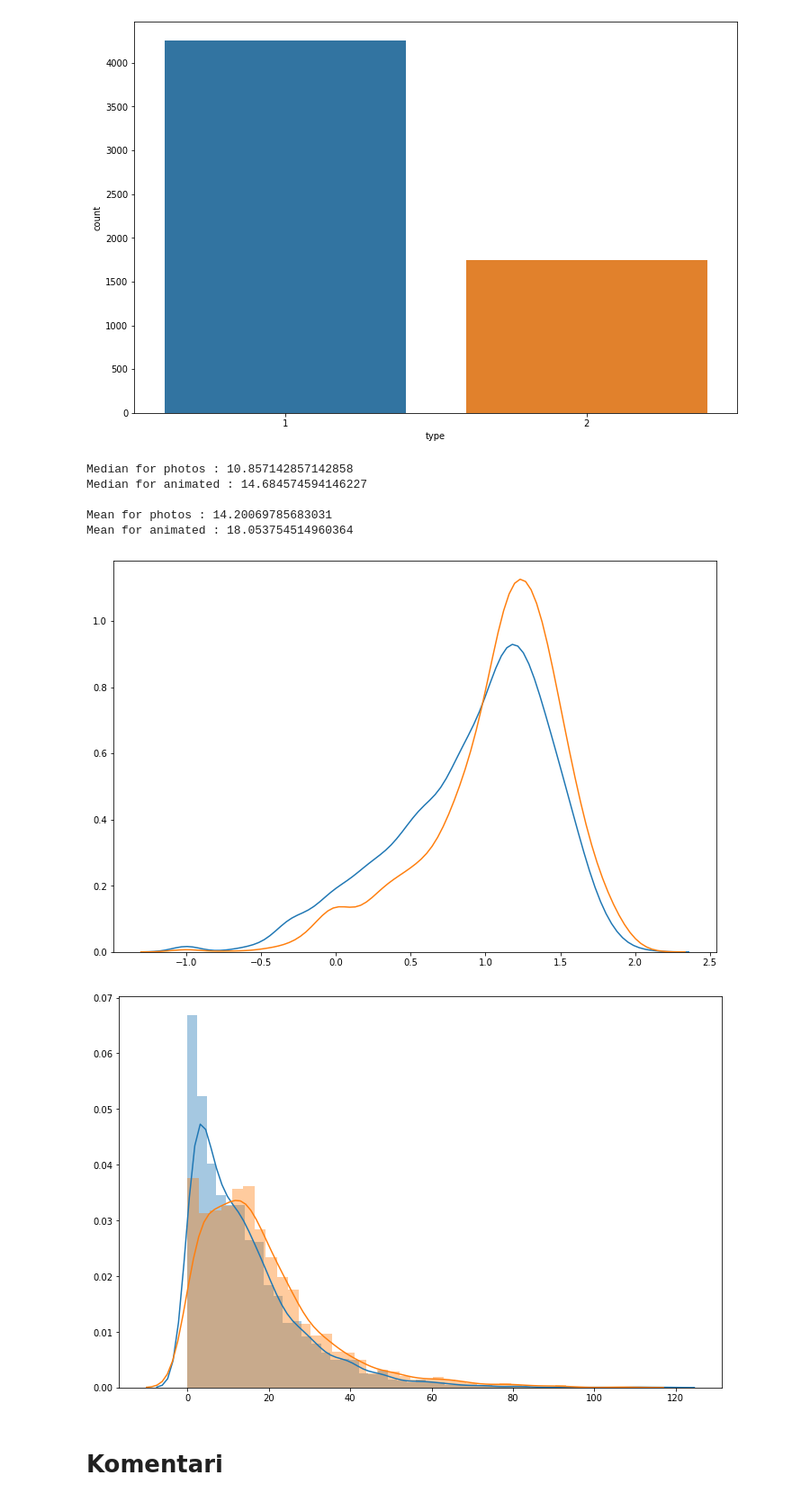
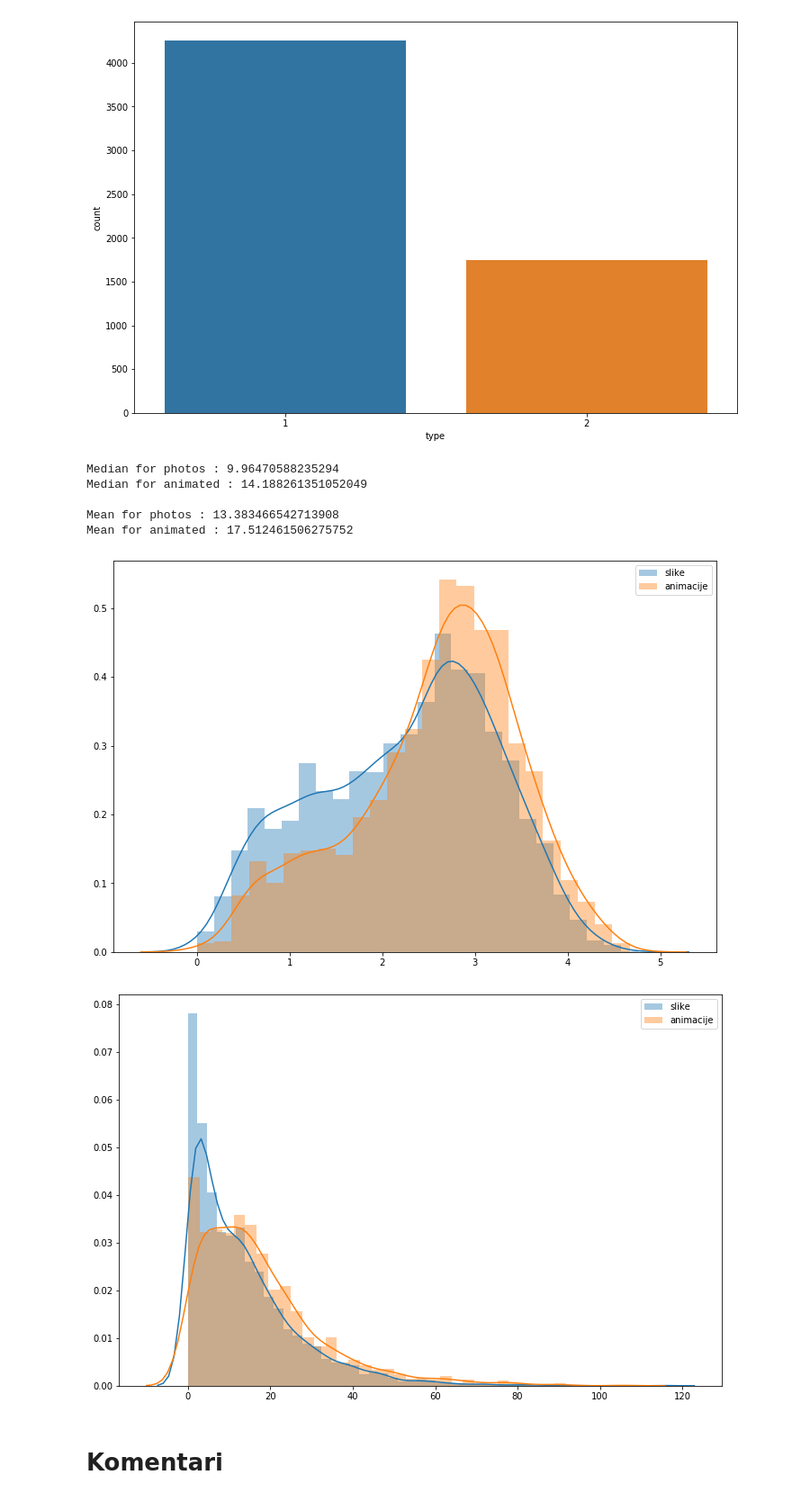
Before and after one commit to SimicSvetislav/9gag-post-popularity-prediction, a Jupyter notebook: notebooks/visualization.ipynb, the cells around one changed output. Shown: that part at 90% size. Drawn from its saved outputs; the diff is of its cells as text; code cells hidden in the pictures.

```diff
--- a/notebooks/visualization.ipynb
+++ b/notebooks/visualization.ipynb
@@ -6,6 +6,6 @@ import seaborn as sb
 # %%
 plt.rcParams["figure.figsize"] = (12,8)
 # %%
-dataset = pd.read_csv('../features_complete_v2.csv')
+dataset = pd.read_csv('../features_complete_v3.csv')
 dataset.shape
 # %% [output]
@@ -26,7 +26,7 @@ dataset.describe()
 # %%
-dataset = dataset[['comments count', 'section', 'type', 'person', 'people', 'cat', 'dog', 'other animal',
-                   'poster', 'clothing', 'car', 'toy', 'tree', 'glasses', 'building', 'electronic device',
-                   'airplane', 'guitar', 'pattern', 'score']]
+# dataset = dataset[['comments count', 'section', 'type', 'person', 'people', 'cat', 'dog', 'other animal',
+#                   'poster', 'clothing', 'car', 'toy', 'tree', 'glasses', 'building', 'electronic device',
+#                   'airplane', 'guitar', 'pattern', 'score']]
 # %%
 dataset.describe()
 # %% [output]
@@ -49,8 +49,8 @@ sb.distplot(dataset['score'], bins=200, kde=False)
 # %%
-scores = np.where(dataset['score'] > 0.1, dataset['score'], 0.1)
+# scores = np.where(dataset['score'] > 0.1, dataset['score'], 0.1)
 
-dataset['score_log'] = np.log10(scores)
+# dataset['score_log'] = np.log10(scores)
 
-sb.distplot(dataset['score_log'], bins=200, kde=False)
+sb.distplot(dataset['log_score'], bins=200, kde=True)
 # %% [output]
 <matplotlib.axes._subplots.AxesSubplot at 0x...>
@@ -117,29 +117,31 @@ sb.countplot(dataset['type'])
 # %%
 photo = dataset.loc[dataset['type'] == 1]
 animated = dataset.loc[dataset['type'] == 2]
 
 print("Median for photos :", photo['score'].median())
 print("Median for animated :", animated['score'].median())
 print()
 print("Mean for photos :", photo['score'].mean())
 print("Mean for animated :", animated['score'].mean())
 
-sb.distplot(photo[['score_log']], hist=False)
-sb.distplot(animated[['score_log']], hist=False)
+sb.distplot(photo[['log_score']], hist=True, label='slike')
+sb.distplot(animated[['log_score']], hist=True, label='animacije')
 
+plt.legend()
 plt.show()
 
-sb.distplot(photo[['score']], hist=True)
-sb.distplot(animated[['score']], hist=True)
+sb.distplot(photo[['score']], hist=True, label='slike')
+sb.distplot(animated[['score']], hist=True, label='animacije')
 
+plt.legend()
 plt.show()
 # %% [output]
-Median for photos : 10.857142857142858
-Median for animated : 14.684574594146227
+Median for photos : 9.96470588235294
+Median for animated : 14.188261351052049
 
-Mean for photos : 14.20069785683031
-Mean for animated : 18.053754514960364
+Mean for photos : 13.383466542713908
+Mean for animated : 17.512461506275752
-[figure, old version]
+[figure, new version]
-[figure, old version]
+[figure, new version]
 # %% [markdown]
 # Komentari
```
Also changed, not shown: parts of 25 cells of this notebook, 4 other files.
